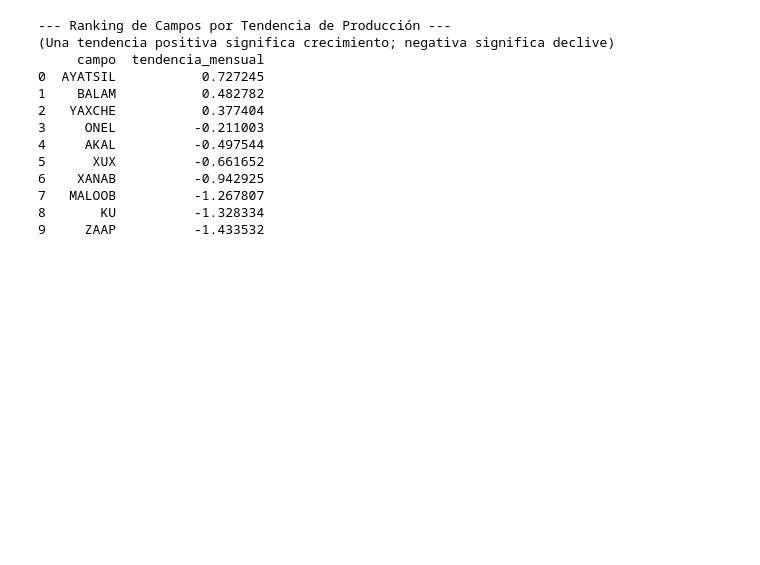
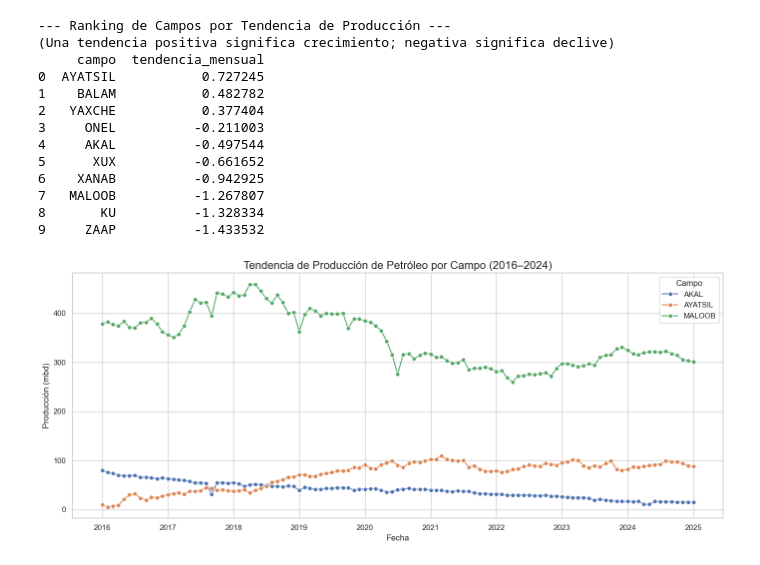
Before and after one commit to Datalquemy/cnh-local-etl-insights, a Jupyter notebook: NOTEBOOKS/05_cnh_ml_candidate_selection.ipynb, the cells around one changed output. Saved outputs shown, nothing was run; the diff lists cells and outputs as text; code cells hidden in the pictures; blank space fills up the shorter version.

```diff
--- a/NOTEBOOKS/05_cnh_ml_candidate_selection.ipynb
+++ b/NOTEBOOKS/05_cnh_ml_candidate_selection.ipynb
@@ -72,3 +74,28 @@ print(df_tendencias)
 7   MALOOB          -1.267807
 8       KU          -1.328334
 9     ZAAP          -1.433532
+# %%
+# Seleccionar los campos clave para mostrar
+campos_clave = ["AYATSIL", "MALOOB", "AKAL"]
+df_filtrado = df_top_10[df_top_10["campo"].isin(campos_clave)]
+# %%
+#Estilo visual
+sns.set(style="whitegrid")
+# Crear el gráfico de líneas
+plt.figure(figsize=(14, 6))
+sns.lineplot(
+    data=df_filtrado,
+    x="fecha",
+    y="petroleo_mbd",
+    hue="campo",
+    marker="o"
+)
+# Personalizar el gráfico
+plt.title("Tendencia de Producción de Petróleo por Campo (2016–2024)", fontsize=16)
+plt.xlabel("Fecha", fontsize=12)
+plt.ylabel("Producción (mbd)", fontsize=12)
+plt.legend(title="Campo")
+plt.tight_layout()
+plt.show()
+# %% [output]
+[figure, added]
```
Also changed, not shown: parts of 1 cell of this notebook, 2 other files.
